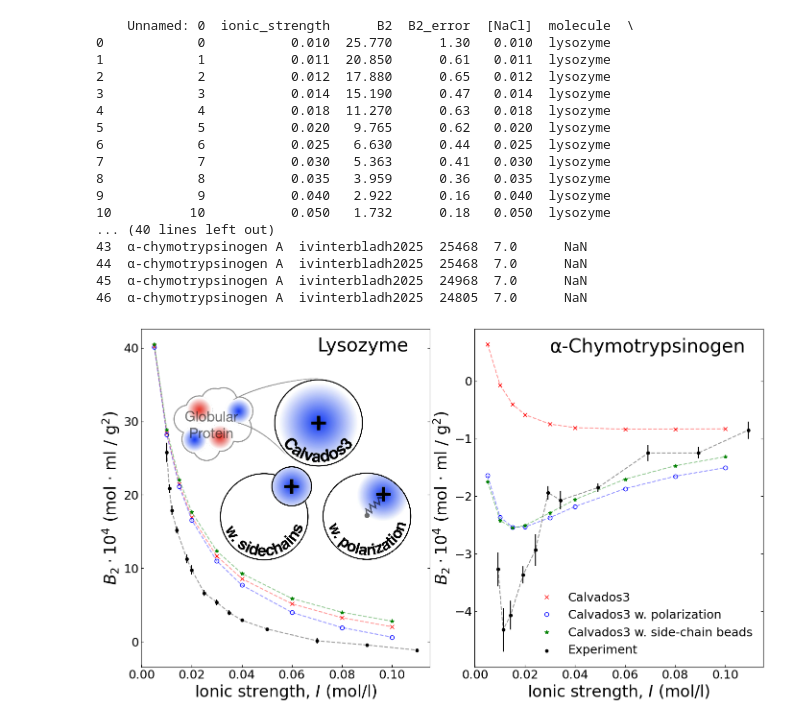
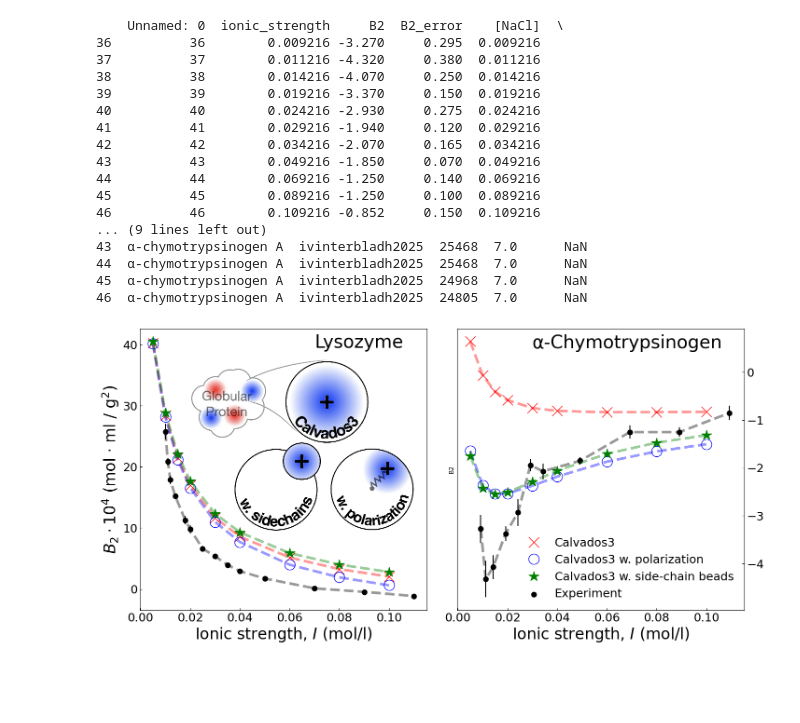
Before and after one commit to mlund/SI-pose-exploration, a Jupyter notebook: protein_b2/plot.ipynb, the cells around one changed output. Cells and saved outputs as stored; diff of their text form; code cells hidden in the pictures; blank space fills up the shorter version.

Commit message:
updated plots

```diff
--- a/protein_b2/plot.ipynb
+++ b/protein_b2/plot.ipynb
@@ -30,8 +30,8 @@ df
 # %%
 def plot_lysozyme(ax):
     Ion, B2 = np.loadtxt("lysozyme_pH7_vanilla/b2.dat", unpack=True)
-    ax.plot(Ion / 1e3, B2 * 1e4, "rx", label="Calvados3")
-    ax.plot(Ion / 1e3, B2 * 1e4, "r--", label=None, alpha=0.4)
+    ax.plot(Ion / 1e3, B2 * 1e4, "rx", label="Calvados3", markersize=16)
+    ax.plot(Ion / 1e3, B2 * 1e4, "r--", label=None, alpha=0.4, linewidth=4)
 
     Ion, B2 = np.loadtxt("lysozyme_pH7_alpha/b2.dat", unpack=True)
     ax.plot(
@@ -40,29 +40,30 @@ def plot_lysozyme(ax):
         "bo",
         markerfacecolor="none",
         label="Calvados3 w. polarization",
+        markersize=16,
     )
-    ax.plot(Ion / 1e3, B2 * 1e4, "b--", label=None, alpha=0.4)
+    ax.plot(Ion / 1e3, B2 * 1e4, "b--", label=None, alpha=0.4, linewidth=4)
 
     Ion, B2 = np.loadtxt("lysozyme_pH7_sidechain/b2.dat", unpack=True)
-    ax.plot(Ion/ 1e3, B2 * 1e4, "g*", label="Calvados3 w. side-chains beads")
-    ax.plot(Ion/ 1e3, B2 * 1e4, "g--", label=None, alpha=0.4)
+    ax.plot(Ion/ 1e3, B2 * 1e4, "g*", label="Calvados3 w. side-chains beads", markersize=16)
+    ax.plot(Ion/ 1e3, B2 * 1e4, "g--", label=None, alpha=0.4, linewidth=4)
 
     sel = (df.pH == 7.0) & (df.molecule == "lysozyme")
     exp = df[sel].copy(deep=True)
     exp["B2"] = exp["B2"] * 1e4
     exp["B2_error"] = exp["B2_error"] * 1e4
-    print(exp)
-    exp.plot(
+
+    exp.plot.scatter(
         "ionic_strength",
         "B2",
         yerr="B2_error",
         color="k",
-        kind="scatter",
         label="Experiment",
         ax=ax,
+        s=60,
     )
     exp.plot(
-        "ionic_strength", "B2", style="k--", kind="line", ax=ax, alpha=0.4, label=""
+        "ionic_strength", "B2", style="k--", kind="line", ax=ax, alpha=0.4, label="", linewidth=4
     )
 
     ax.set_xlabel(r"Ionic strength, $I$ (mol/l)", fontsize=24)
@@ -94,8 +78,8 @@ plot_lysozyme(ax)
 # %%
 def plot_cgn(ax):
     Ion, B2 = np.loadtxt("cgn_pH7_vanilla/b2.dat", unpack=True)
-    ax.plot(Ion/ 1e3, B2 * 1e4, "rx", label="Calvados3")
-    ax.plot(Ion/ 1e3, B2 * 1e4, "r--", label=None, alpha=0.4)
+    ax.plot(Ion/ 1e3, B2 * 1e4, "rx", label="Calvados3", markersize=16)
+    ax.plot(Ion/ 1e3, B2 * 1e4, "r--", label=None, alpha=0.4, linewidth=4)
 
     Ion, B2 = np.loadtxt("cgn_pH7_alpha/b2.dat", unpack=True)
     ax.plot(
@@ -103,84 +87,85 @@ def plot_cgn(ax):
         B2 * 1e4,
         "bo",
         markerfacecolor="none",
-        label="Calvados3 w. polarization",
+        label="Calvados3 w. polarization", markersize=16
     )
-    ax.plot(Ion/ 1e3, B2 * 1e4, "b--", label=None, alpha=0.4)
+    ax.plot(Ion/ 1e3, B2 * 1e4, "b--", label=None, alpha=0.4, linewidth=4)
 
     Ion, B2 = np.loadtxt("cgn_pH7_sidechain/b2.dat", unpack=True)
-    ax.plot(Ion/ 1e3, B2 * 1e4, "g*", label="Calvados3 w. side-chain beads")
-    ax.plot(Ion/ 1e3, B2 * 1e4, "g--", label=None, alpha=0.4)
+    ax.plot(Ion/ 1e3, B2 * 1e4, "g*", label="Calvados3 w. side-chain beads", markersize=16)
+    ax.plot(Ion/ 1e3, B2 * 1e4, "g--", label=None, alpha=0.4, linewidth=4)
 
     sel = (df.pH == 7.0) & (df.molecule == "α-chymotrypsinogen A")
     exp = df[sel].copy(deep=True)
     exp["B2"] = exp["B2"] * 1e4
     exp["B2_error"] = exp["B2_error"] * 1e4
     print(exp)
-    exp.plot(
+    exp.plot.scatter(
         "ionic_strength",
         "B2",
         yerr="B2_error",
         color="k",
-        kind="scatter",
+        s=60,
         label="Experiment",
         ax=ax,
+
     )
     exp.plot(
-        "ionic_strength", "B2", style="k--", kind="line", ax=ax, alpha=0.4, label=""
+        "ionic_strength", "B2", style="k--", kind="line", linewidth=4, ax=ax, alpha=0.4, label=""
     )
 
     ax.set_xlabel(r"Ionic strength, $I$ (mol/l)", fontsize=24)
-    ax.set_ylabel(r"$B_2\cdot 10^4$ (mol $\cdot$ ml / g$^2$)", fontsize=24)
+    #ax.set_ylabel(r"$B_2\cdot 10^4$ (mol $\cdot$ ml / g$^2$)", fontsize=24)
     ax.legend(frameon=False, loc=4, fontsize=18)
 
 
-fig, ax = plt.subplots(1,2, figsize=(14, 8), sharex=True)
+fig, ax = plt.subplots(1,2, figsize=(14, 7), sharex=True)
 plot_lysozyme(ax[0])
 plot_cgn(ax[1])
 ax[0].legend().set_visible(False)
 plt.tight_layout()
-ax[0].yaxis.set_ticks_position("both")
+ax[0].yaxis.set_ticks_position("left")
 ax[0].tick_params(direction="in", labelsize=18)
-ax[1].yaxis.set_ticks_position("both")
+ax[1].yaxis.set_ticks_position("right")
 ax[1].tick_params(direction="in", labelsize=18)
 ax[0].text(0.07, 39.5, "Lysozyme", fontsize= 28)
 ax[1].text(0.03, 0.5, "α-Chymotrypsinogen", fontsize= 28)
 # ax[0].set_xscale("log")
 # ax[1].set_xscale("log")
 
 image = Image.open("calvados-models2.png")
 imagebox = OffsetImage(
-    image, zoom=0.27
+    image, zoom=0.26
 )  # zoom scales the image while keeping aspect ratio
-ab = AnnotationBbox(imagebox, (0.06, 23.5), frameon=False)  # position (x, y)
+ab = AnnotationBbox(imagebox, (0.065, 23.5), frameon=False)  # position (x, y)
 ax[0].add_artist(ab)
 # ax[0].text(
 #     0.05,
 #     28.2,
 #     "Charged\nresidue\nrepresentations",
 #     fontsize="small",
 #     fontstyle="italic",
 #     ha="center",
 #     va="center",
 # )
 plt.savefig("lys-cgn.png", dpi=300, bbox_inches="tight")
 plt.show()
 # %% [output]
-    Unnamed: 0  ionic_strength      B2  B2_error  [NaCl]  molecule  \
-0            0           0.010  25.770      1.30   0.010  lysozyme
-1            1           0.011  20.850      0.61   0.011  lysozyme
-2            2           0.012  17.880      0.65   0.012  lysozyme
-3            3           0.014  15.190      0.47   0.014  lysozyme
-4            4           0.018  11.270      0.63   0.018  lysozyme
-5            5           0.020   9.765      0.62   0.020  lysozyme
-6            6           0.025   6.630      0.44   0.025  lysozyme
-7            7           0.030   5.363      0.41   0.030  lysozyme
-8            8           0.035   3.959      0.36   0.035  lysozyme
-9            9           0.040   2.922      0.16   0.040  lysozyme
-10          10           0.050   1.732      0.18   0.050  lysozyme
-... (40 lines left out)
+    Unnamed: 0  ionic_strength     B2  B2_error    [NaCl]  \
+36          36        0.009216 -3.270     0.295  0.009216
+37          37        0.011216 -4.320     0.380  0.011216
+38          38        0.014216 -4.070     0.250  0.014216
+39          39        0.019216 -3.370     0.150  0.019216
+40          40        0.024216 -2.930     0.275  0.024216
+41          41        0.029216 -1.940     0.120  0.029216
+42          42        0.034216 -2.070     0.165  0.034216
+43          43        0.049216 -1.850     0.070  0.049216
+44          44        0.069216 -1.250     0.140  0.069216
+45          45        0.089216 -1.250     0.100  0.089216
+46          46        0.109216 -0.852     0.150  0.109216
+... (9 lines left out)
 43  α-chymotrypsinogen A  ivinterbladh2025  25468  7.0      NaN
 44  α-chymotrypsinogen A  ivinterbladh2025  25468  7.0      NaN
 45  α-chymotrypsinogen A  ivinterbladh2025  24968  7.0      NaN
 46  α-chymotrypsinogen A  ivinterbladh2025  24805  7.0      NaN
-[figure, old version]
+[figure, new version]
```
Also changed, not shown: parts of 1 cell of this notebook, 2 other files.
